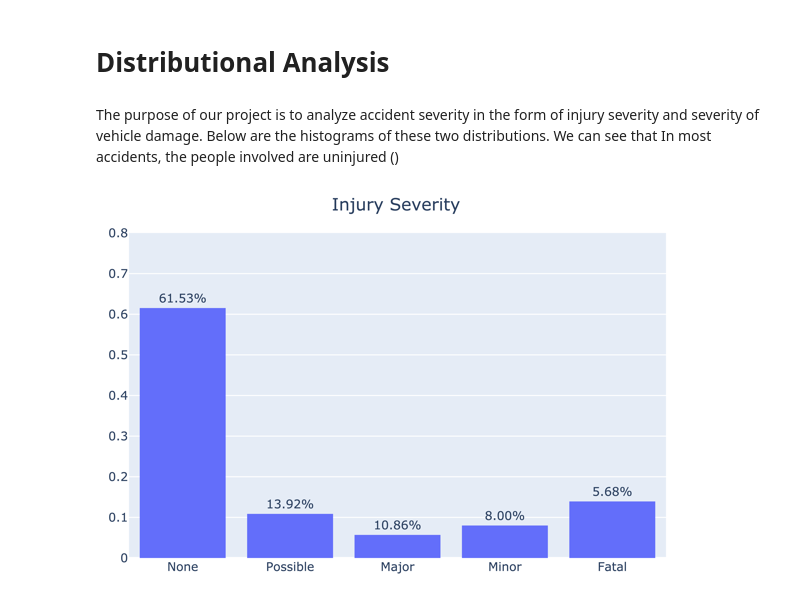
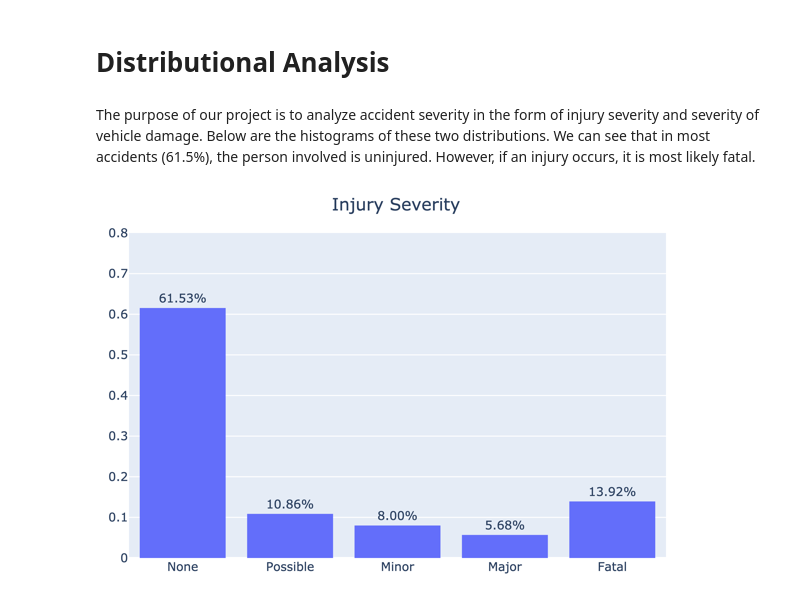
Before and after one commit to LMY014/Math189-Project, a Jupyter notebook: Final-Report.ipynb, the cells around one changed output. Drawn from its saved outputs; the diff is of its cells as text; code cells hidden in the pictures.

Commit message:
Added Distributional Histograms

```diff
--- a/Final-Report.ipynb
+++ b/Final-Report.ipynb
@@ -222,10 +224,9 @@ missing
 # %% [markdown]
 # Distributional Analysis
 # %% [markdown]
-The purpose of our project is to analyze accident severity in the form of injury severity and severity of vehicle damage. Below are the histograms of these two distributions. We can see that In most accidents, the people involved are uninjured ()
+The purpose of our project is to analyze accident severity in the form of injury severity and severity of vehicle damage. Below are the histograms of these two distributions. We can see that in most accidents (61.5%), the person involved is uninjured. However, if an injury occurs, it is most likely fatal.
 # %%
 img = Image.open("assets/injury_severity_histogram.png")
-img_resized = img.resize((600, 400))  # Change to your desired dimensions
-display(img_resized)
+display(img.resize((600, 400)))
 # %% [output]
-[figure, old version]
+[figure, new version]
```
Also changed, not shown: parts of 3 cells of this notebook, 2 other files.
